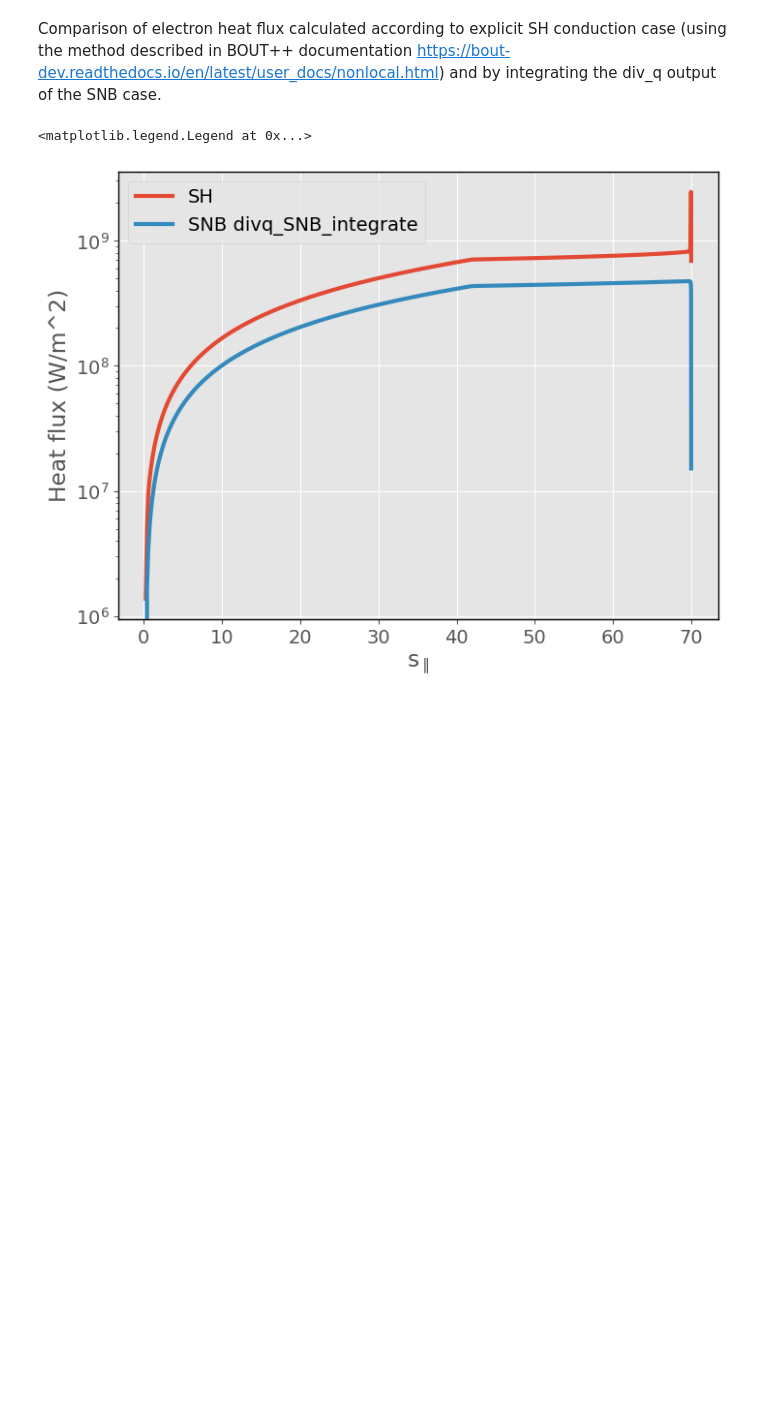
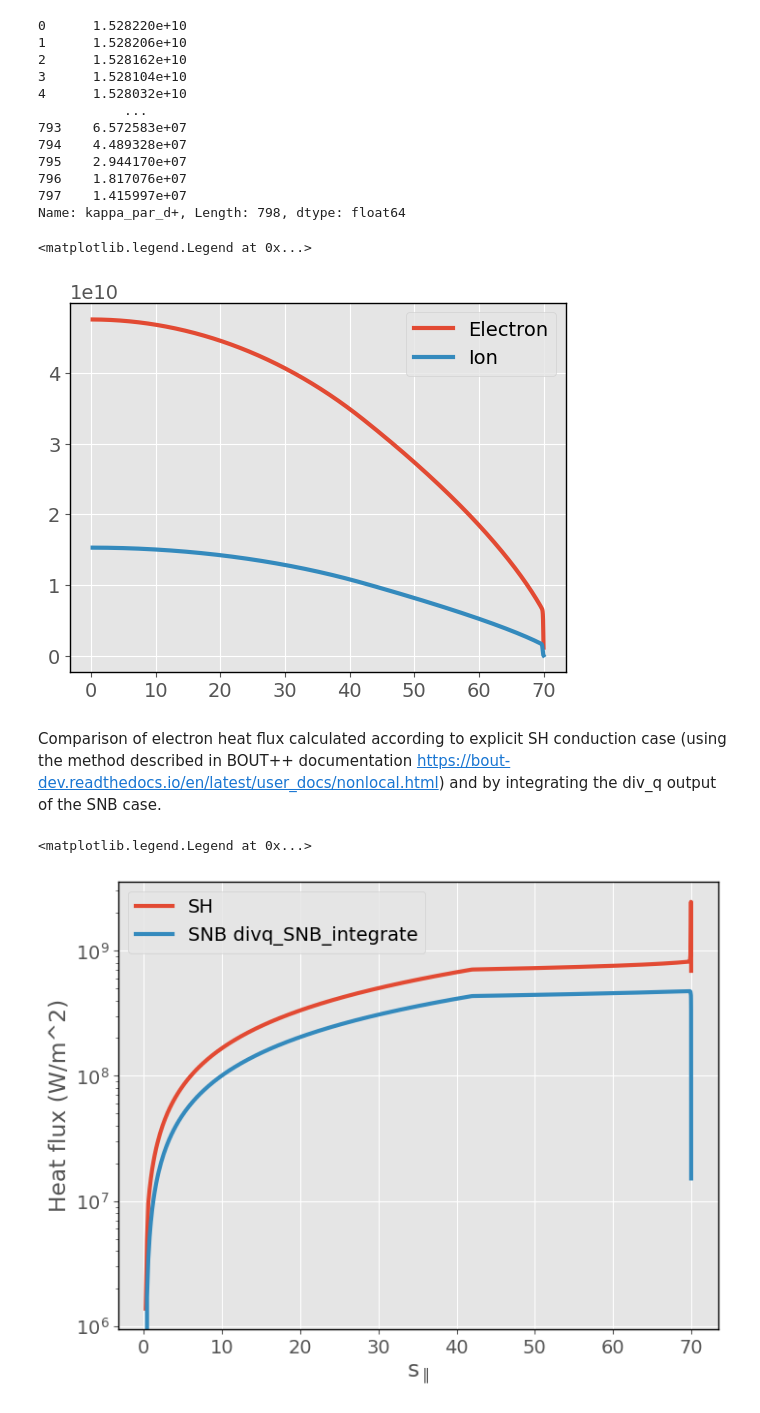
Before and after one commit to PoloidalLloyd/notebooks, a Jupyter notebook: hermes-3/flux_limit/heatflux_analysis.ipynb, the cells around one changed output. Drawn from its saved outputs; the diff is of its cells as text; code cells hidden in the pictures; blank space fills up the shorter version.

```diff
--- a/hermes-3/flux_limit/heatflux_analysis.ipynb
+++ b/hermes-3/flux_limit/heatflux_analysis.ipynb
@@ -27,3 +59,31 @@ ds = pd.read_pickle('/home/userfs/j/jlb647/w2k/lloyd_sim/hermes-3_simulations/an
+# %%
+sh = ds[(ds['alpha'] == 'SH') & (ds['neon_frac'] == 0.0)]
+
+y = sh['y']
+kappa_e = sh['kappa_par_e'].dropna()
+kappa_i = sh['kappa_par_d+'].dropna()
+# kappa_e = kappa_e.dropna()
+
+print(kappa_i)
+
+plt.plot(y, kappa_e, label='Electron', linewidth=linewidth)
+plt.plot(y, kappa_i, label='Ion', linewidth=linewidth)
+plt.legend()
+# %% [output]
+0      1.528220e+10
+1      1.528206e+10
+2      1.528162e+10
+3      1.528104e+10
+4      1.528032e+10
+           ...
+793    6.572583e+07
+794    4.489328e+07
+795    2.944170e+07
+796    1.817076e+07
+797    1.415997e+07
+Name: kappa_par_d+, Length: 798, dtype: float64
+<matplotlib.legend.Legend at 0x...>
+[figure, added]
 # %% [markdown]
 Comparison of electron heat flux calculated according to explicit SH conduction case (using the method described in BOUT++ documentation https://bout-dev.readthedocs.io/en/latest/user_docs/nonlocal.html) and by integrating the div_q output of the SNB case.
 # %%
```
Also changed, not shown: parts of 16 cells of this notebook, 1 other file.
